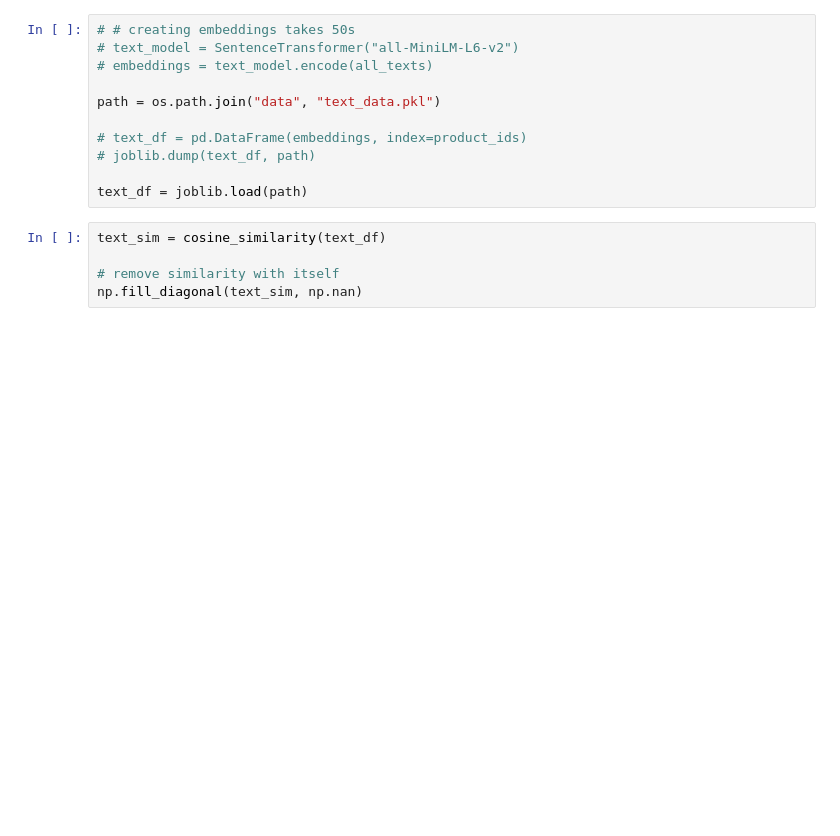
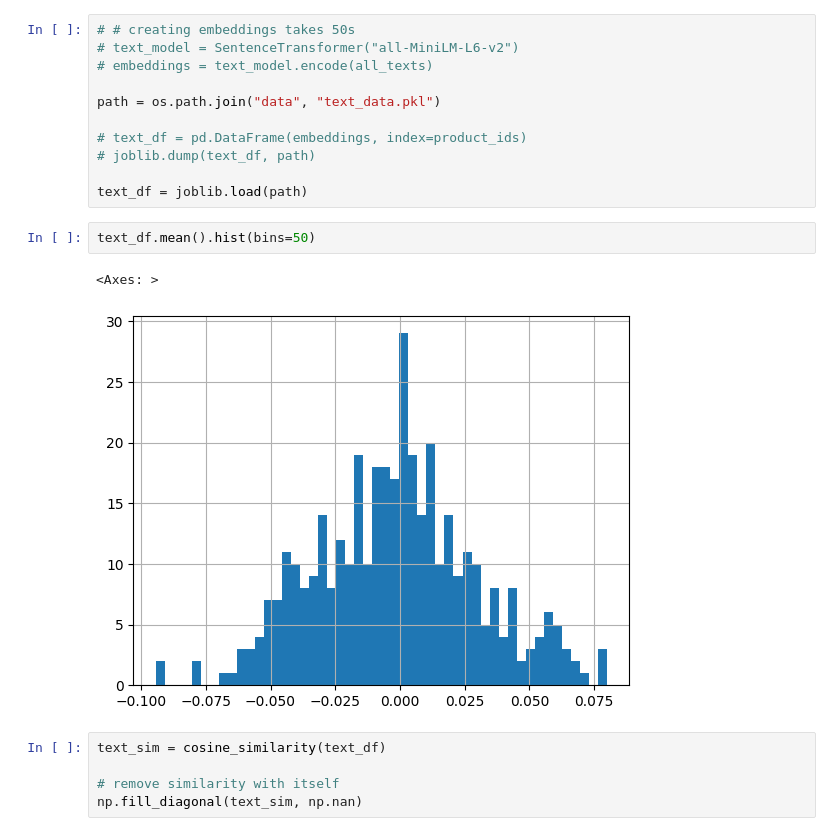
Before and after one commit to BoudewijnKlijn/product_matching_demo, a Jupyter notebook: project_vb.ipynb, the cells around one changed output. Saved outputs shown, nothing was run; the diff lists cells and outputs as text; blank space fills up the shorter version.

```diff
--- a/project_vb.ipynb
+++ b/project_vb.ipynb
@@ -757,6 +733,11 @@ path = os.path.join("data", "text_data.pkl")
 # joblib.dump(text_df, path)
 
 text_df = joblib.load(path)
+# %%
+text_df.mean().hist(bins=50)
+# %% [output]
+<Axes: >
+[figure, added]
 # %%
 text_sim = cosine_similarity(text_df)
 
```
Also changed, not shown: parts of 13 cells of this notebook.
